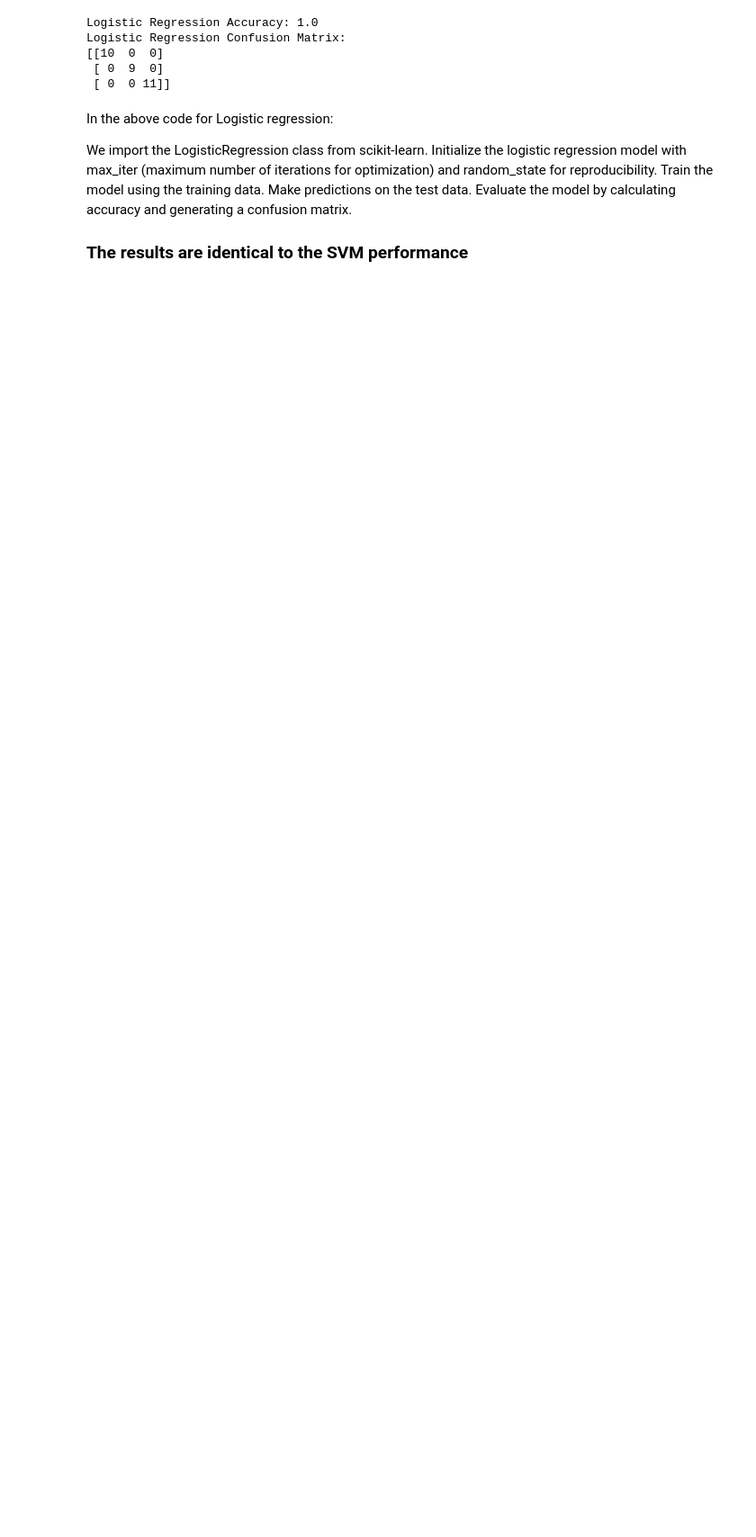
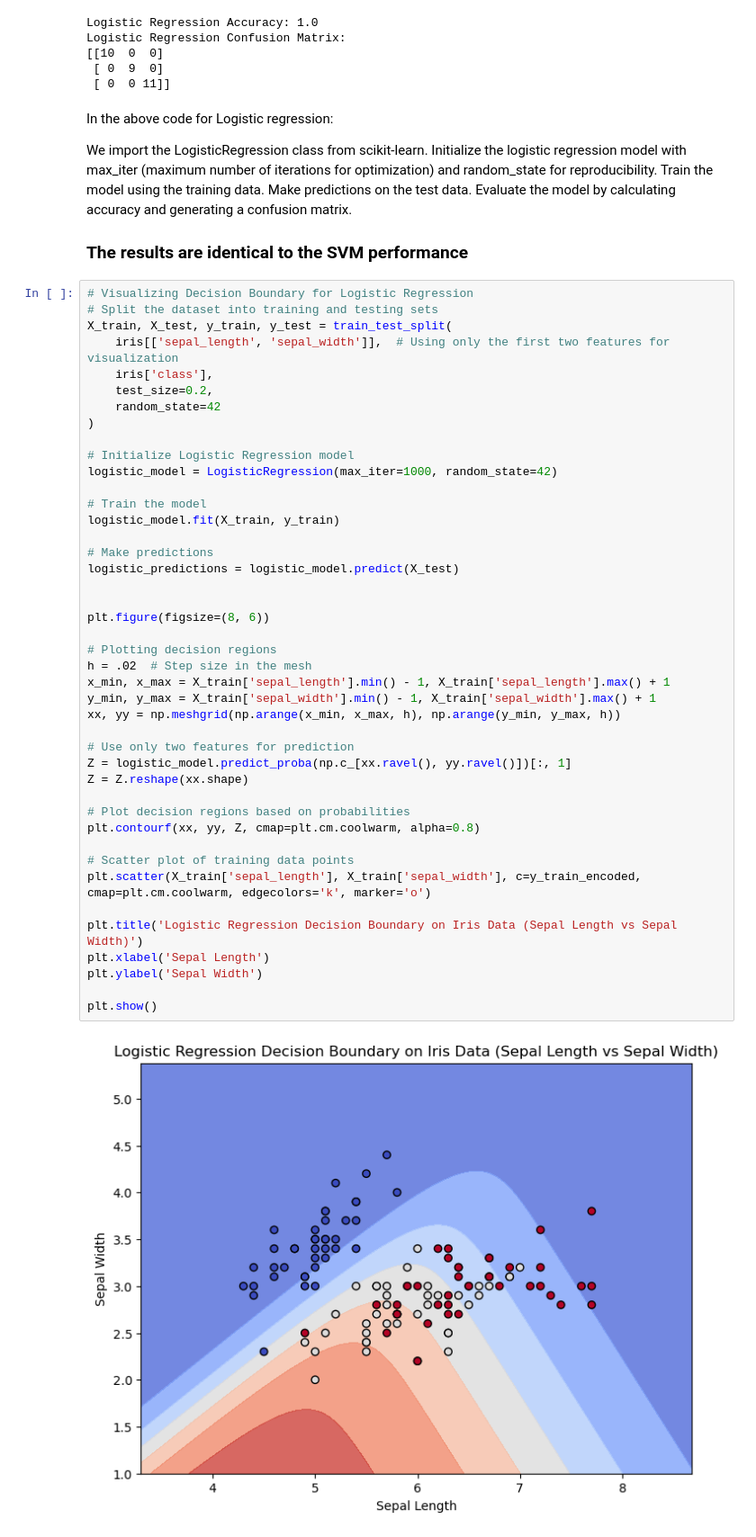
Before and after one commit to BridK02/Machine-Learning-and-Statistics, a Jupyter notebook: Projects/project.ipynb, the cells around one changed output. Shown at 90% size. Cells and saved outputs as stored; diff of their text form; blank space fills up the shorter version.

```diff
--- a/Projects/project.ipynb
+++ b/Projects/project.ipynb
@@ -187,3 +256,48 @@ Make predictions on the test data.
 Evaluate the model by calculating accuracy and generating a confusion matrix.
 
 ### The results are identical to the SVM performance
+# %%
+# Visualizing Decision Boundary for Logistic Regression
+# Split the dataset into training and testing sets
+X_train, X_test, y_train, y_test = train_test_split(
+    iris[['sepal_length', 'sepal_width']],  # Using only the first two features for visualization
+    iris['class'],
+    test_size=0.2,
+    random_state=42
+)
+
+# Initialize Logistic Regression model
+logistic_model = LogisticRegression(max_iter=1000, random_state=42)
+
+# Train the model
+logistic_model.fit(X_train, y_train)
+
+# Make predictions
+logistic_predictions = logistic_model.predict(X_test)
+
+
+plt.figure(figsize=(8, 6))
+
+# Plotting decision regions
+h = .02  # Step size in the mesh
+x_min, x_max = X_train['sepal_length'].min() - 1, X_train['sepal_length'].max() + 1
+y_min, y_max = X_train['sepal_width'].min() - 1, X_train['sepal_width'].max() + 1
+xx, yy = np.meshgrid(np.arange(x_min, x_max, h), np.arange(y_min, y_max, h))
+
+# Use only two features for prediction
+Z = logistic_model.predict_proba(np.c_[xx.ravel(), yy.ravel()])[:, 1]
+Z = Z.reshape(xx.shape)
+
+# Plot decision regions based on probabilities
+plt.contourf(xx, yy, Z, cmap=plt.cm.coolwarm, alpha=0.8)
+
+# Scatter plot of training data points
+plt.scatter(X_train['sepal_length'], X_train['sepal_width'], c=y_train_encoded, cmap=plt.cm.coolwarm, edgecolors='k', marker='o')
+
+plt.title('Logistic Regression Decision Boundary on Iris Data (Sepal Length vs Sepal Width)')
+plt.xlabel('Sepal Length')
+plt.ylabel('Sepal Width')
+
+plt.show()
+# %% [output]
+[figure, added]
```
Also changed, not shown: parts of 20 cells of this notebook.
